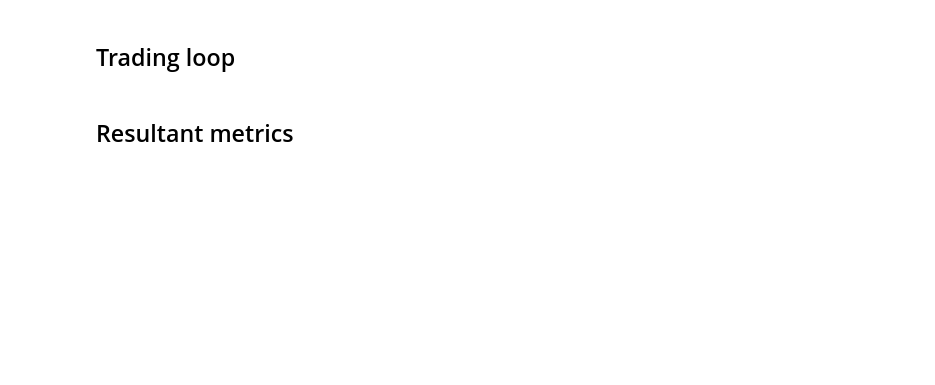
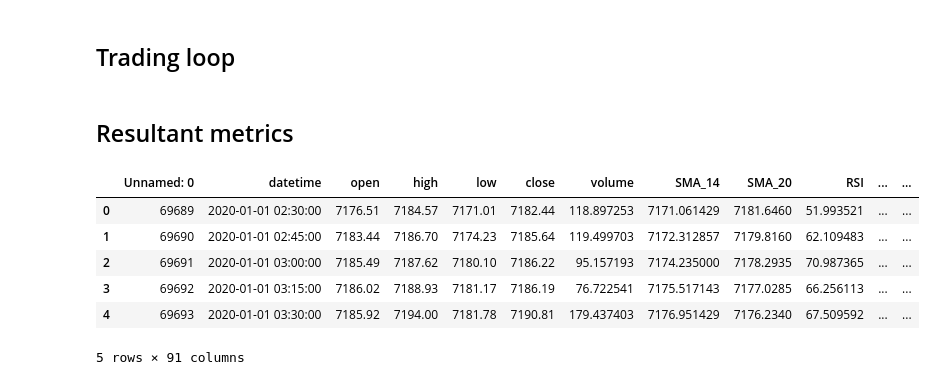
Before and after one commit to AI-ApeX-DeV/DTG, a Jupyter notebook: IIT.ipynb, the cells around one changed output. Saved outputs shown, nothing was run; the diff lists cells and outputs as text; code cells hidden in the pictures; blank space fills up the shorter version.

```diff
--- a/IIT.ipynb
+++ b/IIT.ipynb
@@ -548,2 +672,13 @@ print(f"Final Balances: USDT {balance_usdt}, BTC {balance_btc}")
 # %% [markdown]
 ## Resultant metrics
+# %%
+test_df = pd.read_csv('nicedata1.csv')
+test_df.head()
+# %% [output]
+|  | Unnamed: 0 | datetime | open | high | low | close | volume | SMA_14 | SMA_20 | RSI | ... | ... |
+| 0 | 69689 | 2020-01-01 02:30:00 | 7176.51 | 7184.57 | 7171.01 | 7182.44 | 118.897253 | 7171.061429 | 7181.6460 | 51.993521 | ... | ... |
+| 1 | 69690 | 2020-01-01 02:45:00 | 7183.44 | 7186.70 | 7174.23 | 7185.64 | 119.499703 | 7172.312857 | 7179.8160 | 62.109483 | ... | ... |
+| 2 | 69691 | 2020-01-01 03:00:00 | 7185.49 | 7187.62 | 7180.10 | 7186.22 | 95.157193 | 7174.235000 | 7178.2935 | 70.987365 | ... | ... |
+| 3 | 69692 | 2020-01-01 03:15:00 | 7186.02 | 7188.93 | 7181.17 | 7186.19 | 76.722541 | 7175.517143 | 7177.0285 | 66.256113 | ... | ... |
+| 4 | 69693 | 2020-01-01 03:30:00 | 7185.92 | 7194.00 | 7181.78 | 7190.81 | 179.437403 | 7176.951429 | 7176.2340 | 67.509592 | ... | ... |
+5 rows × 91 columns
```
Also changed, not shown: parts of 8 cells of this notebook, 1 other file.
